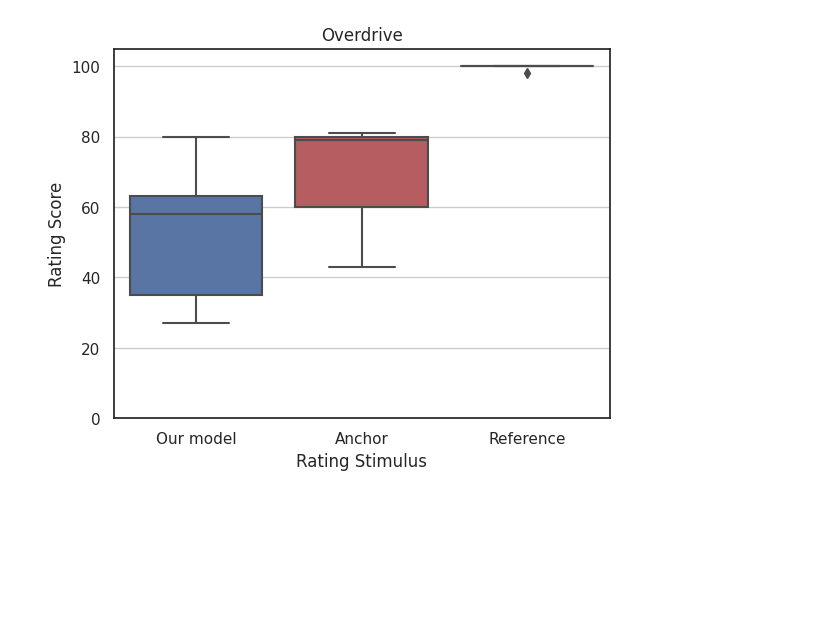
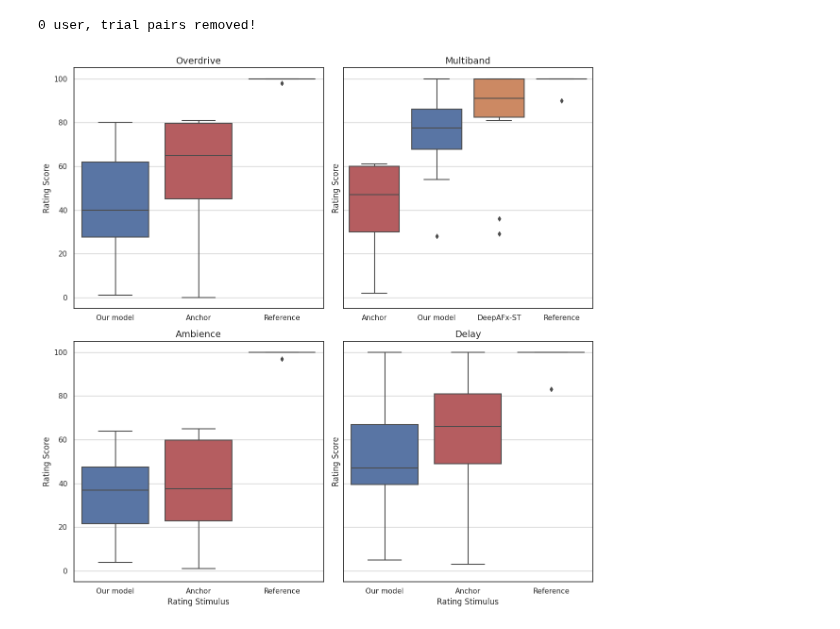
Before and after one commit to kieran-grant/Level5ProjectAudioVAE, a Jupyter notebook: src/evaluation/mushra_analysis.ipynb, the cells around one changed output. Drawn from its saved outputs; the diff is of its cells as text; code cells hidden in the pictures; blank space fills up the shorter version.

Commit message:
Add Mushra analysis

```diff
--- a/src/evaluation/mushra_analysis.ipynb
+++ b/src/evaluation/mushra_analysis.ipynb
@@ -5,8 +5,8 @@ import matplotlib.pyplot as plt
 # %%
 sns.set(style='white')
 # %%
-df = pd.read_csv("/home/kieran/Level5ProjectAudioVAE/src/evaluation/data/mushra.csv")
+raw_df = pd.read_csv("/home/kieran/Level5ProjectAudioVAE/src/evaluation/data/mushra.csv")
 # %%
-df = df[df['trial_id'] != 'training']
-df = df[df['session_uuid'] != '6078451d-adce-43a1-9289-46e0dd3514e1']
+raw_df = df[df['trial_id'] != 'training']
+raw_df = df[df['session_uuid'] != '6078451d-adce-43a1-9289-46e0dd3514e1']
 # %%
@@ -28,3 +73,7 @@ df
+# %%
+df = remove_anchor_reference_mix(raw_df)
+# %% [output]
+0 user, trial pairs removed!
 # %%
 palette = sns.color_palette(n_colors=4).as_hex()
 names = ['end2end', 'style_transfer', 'reference', 'anchor']
@@ -34,6 +83,6 @@ format_map = {
     'end2end': 'Our model',
     'anchor': 'Anchor',
     'reference': 'Reference',
-    'style_transfer': 'DeepFX-ST'
+    'style_transfer': 'DeepAFx-ST'
 }
 # %%
@@ -62,5 +111,45 @@ def boxplot_effect(df, effect_name):
+# %%
+fig, ax = plt.subplots(2,2, figsize=(12,12), sharey=True)
+
+effects = ['overdrive', 'multiband', 'ambience', 'delay']
+
+for i, effect_name in enumerate(effects):
+    row_idx, col_idx = divmod(i, 2)
+    current_ax = ax[row_idx, col_idx]
+
+    fx = df[df['trial_id'].str.contains(effect_name.lower())]
+    order = fx.groupby(by=["rating_stimulus"])['rating_score'].median().sort_values().index
+
+    my_colours = [colour_map[fx] for fx in order]
+    sns.set_palette(my_colours)
+
+    sns.boxplot(fx, x='rating_stimulus', y='rating_score', order=order, ax=current_ax)
+
+    if col_idx == 0:
+        current_ax.set_ylabel("Rating Score")
+    else:
+        current_ax.set_ylabel("Rating Score")
+
+    if row_idx == 1:
+        current_ax.set_xlabel("Rating Stimulus")
+    else:
+        current_ax.set_xlabel("")
+
+    current_ax.set_ylim([-5,105])
+    current_ax.yaxis.grid(True)
+
+    labels = [format_map[x] for x in order]
+    current_ax.set_xticklabels(labels,
+#                        rotation=20,
+#                        fontsize=12
+                      )
+
+    current_ax.set_title(effect_name.title(), fontsize=14)
+
+plt.tight_layout()
+plt.savefig("/home/kieran/Level5ProjectAudioVAE/src/evaluation/figures/mushra/mushra.png")
+# %% [output]
+[figure, added]
 # %%
-boxplot_effect(df, 'overdrive')
+# boxplot_effect(df, 'overdrive')
-# %% [output]
-[figure, removed]
 # %%
```
Also changed, not shown: parts of 7 cells of this notebook, 3 other files.
